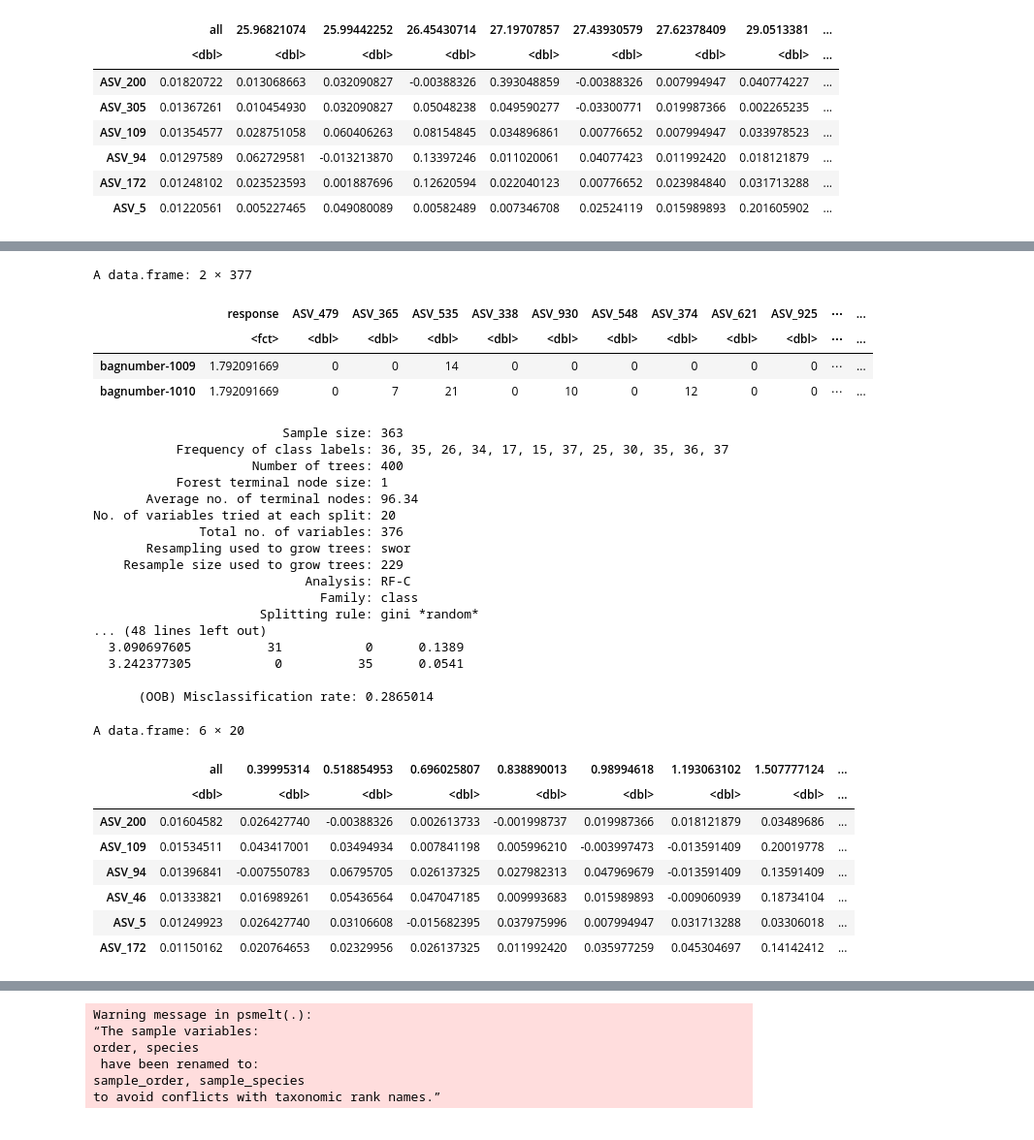
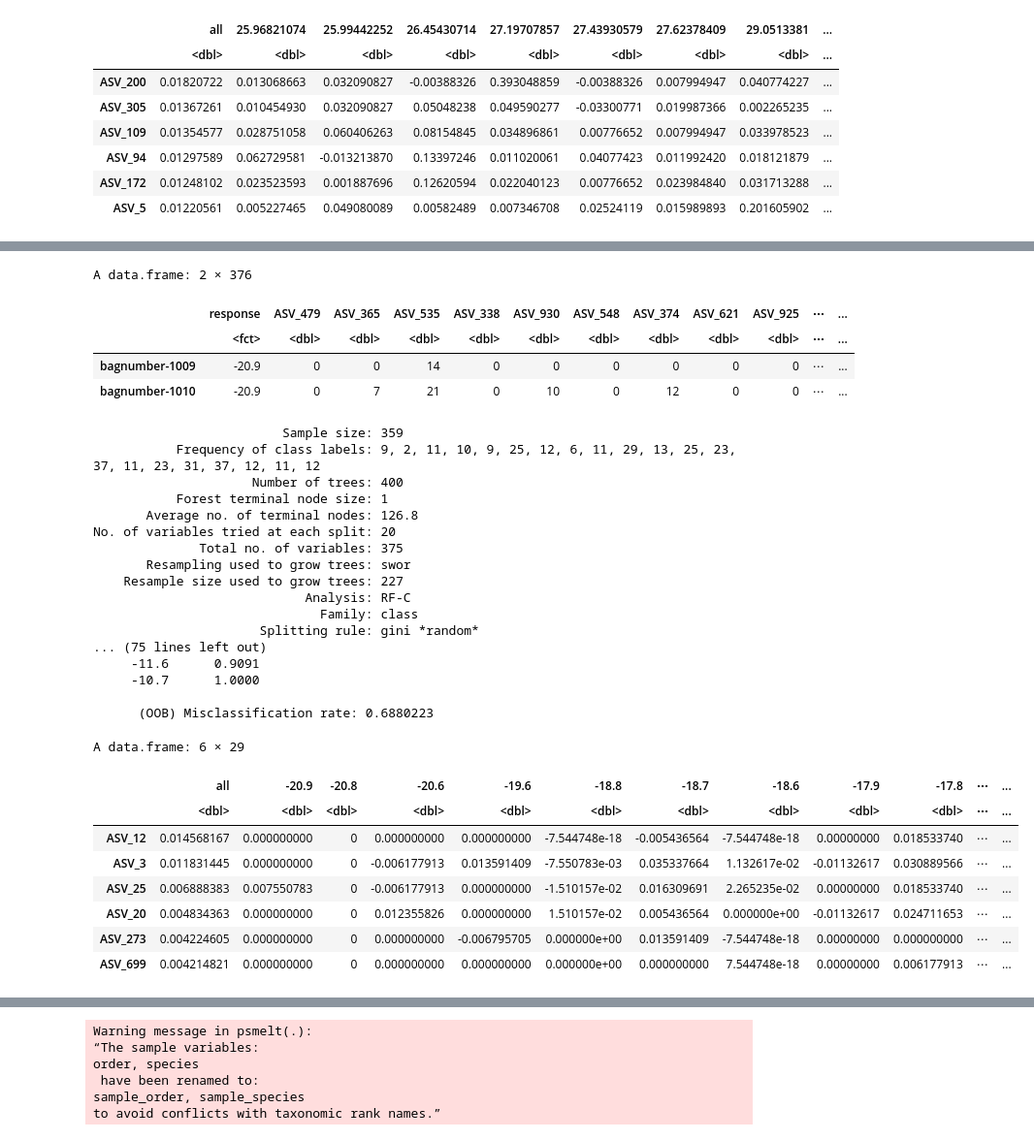
Before and after one commit to srosales712/CoralPersistence, a Jupyter notebook: RF_POR-Copy1.ipynb, the cells around one changed output, grey strips where cells are left out. Shown at 97% size. Drawn from its saved outputs; the diff is of its cells as text; code cells hidden in the pictures.

```diff
--- a/RF_POR-Copy1.ipynb
+++ b/RF_POR-Copy1.ipynb
@@ -105,7 +103,7 @@ predictors <- t(otu_table(ps_fill))
 dim(predictors)
 # Make one column for our outcome/response variable
 
-response <- as.factor(sample_data(ps_fill)$NO2.uM.)
+response <- as.factor(sample_data(ps_fill)$N.N.uM)
 
 # Combine them into 1 data frame
 rf.data <- data.frame(response, predictors)
@@ -120,6 +118,9 @@ NO2.classify
 tax_NO2= cbind(as.data.frame(NO2.classify$importance), as.data.frame(tax_table(ps_fill))) %>%
 arrange(-all) %>%
 head()
+
+tax_NO2 %>%
+arrange(-all)
 # %% [output]
 [1] 363 375
 A data.frame: 2 × 376
@@ -256,53 +257,53 @@ A data.frame: 6 × 18
 # %%
 # Make one column for our outcome/response variable
 
-response <- as.factor(sample_data(ps_fill)$avgchla_mgm.3)
+response <- as.factor(sample_data(ps_fill)$cluster_depth)
 
 # Combine them into 1 data frame
 rf.data <- data.frame(response, predictors)
 head(rf.data, n=2)
 
 
 set.seed(2)
 avgchla_mgm.3.classify <- rfsrc(response~., data = rf.data, ntree = 400,
                      importance="permute", csv.num=TRUE)
 avgchla_mgm.3.classify
 
 cbind(as.data.frame(avgchla_mgm.3.classify$importance), as.data.frame(tax_table(ps_fill))) %>%
 arrange(-all) %>%
 head()
 # %% [output]
-A data.frame: 2 × 377
+A data.frame: 2 × 376
 |  | response | ASV_479 | ASV_365 | ASV_535 | ASV_338 | ASV_930 | ASV_548 | ASV_374 | ASV_621 | ASV_925 | ⋯ | ... |
 |  | <fct> | <dbl> | <dbl> | <dbl> | <dbl> | <dbl> | <dbl> | <dbl> | <dbl> | <dbl> | ⋯ | ... |
-| bagnumber-1009 | 1.792091669 | 0 | 0 | 14 | 0 | 0 | 0 | 0 | 0 | 0 | ⋯ | ... |
-| bagnumber-1010 | 1.792091669 | 0 | 7 | 21 | 0 | 10 | 0 | 12 | 0 | 0 | ⋯ | ... |
+| bagnumber-1009 | -20.9 | 0 | 0 | 14 | 0 | 0 | 0 | 0 | 0 | 0 | ⋯ | ... |
+| bagnumber-1010 | -20.9 | 0 | 7 | 21 | 0 | 10 | 0 | 12 | 0 | 0 | ⋯ | ... |
-                         Sample size: 363
-           Frequency of class labels: 36, 35, 26, 34, 17, 15, 37, 25, 30, 35, 36, 37
+                         Sample size: 359
+           Frequency of class labels: 9, 2, 11, 10, 9, 25, 12, 6, 11, 29, 13, 25, 23, 37, 11, 23, 31, 37, 12, 11, 12
                      Number of trees: 400
            Forest terminal node size: 1
-       Average no. of terminal nodes: 96.34
+       Average no. of terminal nodes: 126.8
 No. of variables tried at each split: 20
-              Total no. of variables: 376
+              Total no. of variables: 375
        Resampling used to grow trees: swor
-    Resample size used to grow trees: 229
+    Resample size used to grow trees: 227
                             Analysis: RF-C
                               Family: class
                       Splitting rule: gini *random*
-... (48 lines left out)
-  3.090697605          31           0      0.1389
-  3.242377305           0          35      0.0541
+... (75 lines left out)
+     -11.6      0.9091
+     -10.7      1.0000
 
-      (OOB) Misclassification rate: 0.2865014
+      (OOB) Misclassification rate: 0.6880223
-A data.frame: 6 × 20
+A data.frame: 6 × 29
-|  | all | 0.39995314 | 0.518854953 | 0.696025807 | 0.838890013 | 0.98994618 | 1.193063102 | 1.507777124 | ... |
-|  | <dbl> | <dbl> | <dbl> | <dbl> | <dbl> | <dbl> | <dbl> | <dbl> | ... |
-| ASV_200 | 0.01604582 | 0.026427740 | -0.00388326 | 0.002613733 | -0.001998737 | 0.019987366 | 0.018121879 | 0.03489686 | ... |
-| ASV_109 | 0.01534511 | 0.043417001 | 0.03494934 | 0.007841198 | 0.005996210 | -0.003997473 | -0.013591409 | 0.20019778 | ... |
-| ASV_94 | 0.01396841 | -0.007550783 | 0.06795705 | 0.026137325 | 0.027982313 | 0.047969679 | -0.013591409 | 0.13591409 | ... |
-| ASV_46 | 0.01333821 | 0.016989261 | 0.05436564 | 0.047047185 | 0.009993683 | 0.015989893 | -0.009060939 | 0.18734104 | ... |
-| ASV_5 | 0.01249923 | 0.026427740 | 0.03106608 | -0.015682395 | 0.037975996 | 0.007994947 | 0.031713288 | 0.03306018 | ... |
-| ASV_172 | 0.01150162 | 0.020764653 | 0.02329956 | 0.026137325 | 0.011992420 | 0.035977259 | 0.045304697 | 0.14142412 | ... |
+|  | all | -20.9 | -20.8 | -20.6 | -19.6 | -18.8 | -18.7 | -18.6 | -17.9 | -17.8 | ⋯ | ... |
+|  | <dbl> | <dbl> | <dbl> | <dbl> | <dbl> | <dbl> | <dbl> | <dbl> | <dbl> | <dbl> | ⋯ | ... |
+| ASV_12 | 0.014568167 | 0.000000000 | 0 | 0.000000000 | 0.000000000 | -7.544748e-18 | -0.005436564 | -7.544748e-18 | 0.00000000 | 0.018533740 | ⋯ | ... |
+| ASV_3 | 0.011831445 | 0.000000000 | 0 | -0.006177913 | 0.013591409 | -7.550783e-03 | 0.035337664 | 1.132617e-02 | -0.01132617 | 0.030889566 | ⋯ | ... |
+| ASV_25 | 0.006888383 | 0.007550783 | 0 | -0.006177913 | 0.000000000 | -1.510157e-02 | 0.016309691 | 2.265235e-02 | 0.00000000 | 0.018533740 | ⋯ | ... |
+| ASV_20 | 0.004834363 | 0.000000000 | 0 | 0.012355826 | 0.000000000 | 1.510157e-02 | 0.005436564 | 0.000000e+00 | -0.01132617 | 0.024711653 | ⋯ | ... |
+| ASV_273 | 0.004224605 | 0.000000000 | 0 | 0.000000000 | -0.006795705 | 0.000000e+00 | 0.013591409 | -7.544748e-18 | 0.00000000 | 0.000000000 | ⋯ | ... |
+| ASV_699 | 0.004214821 | 0.000000000 | 0 | 0.000000000 | 0.000000000 | 0.000000e+00 | 0.000000000 | 7.544748e-18 | 0.00000000 | 0.006177913 | ⋯ | ... |
 # %%
 colnames(sample_data(ps_fill))
 # %% [output]
```
Also changed, not shown: parts of 17 cells of this notebook, 3 other files.
